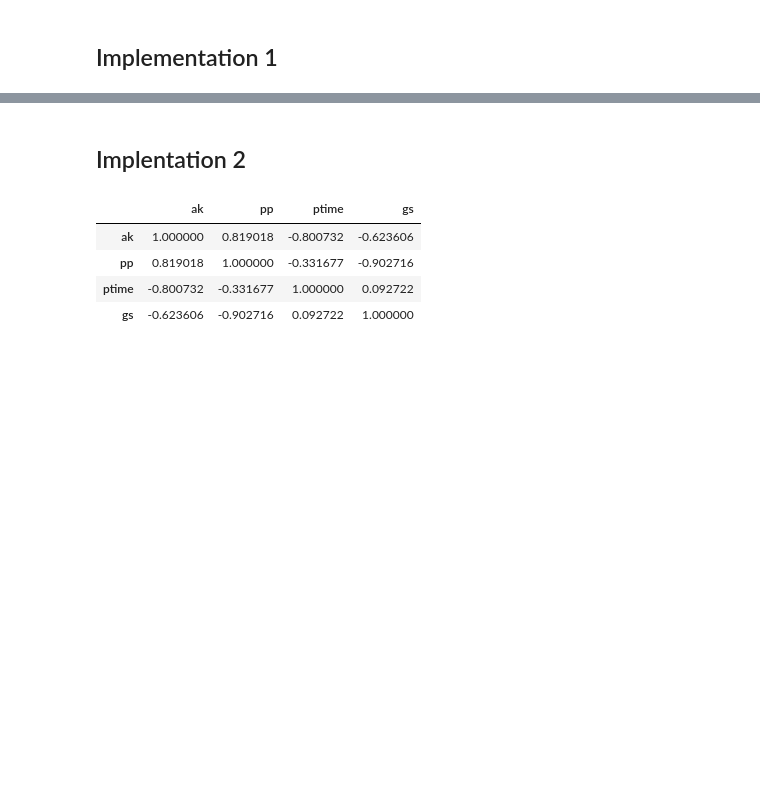
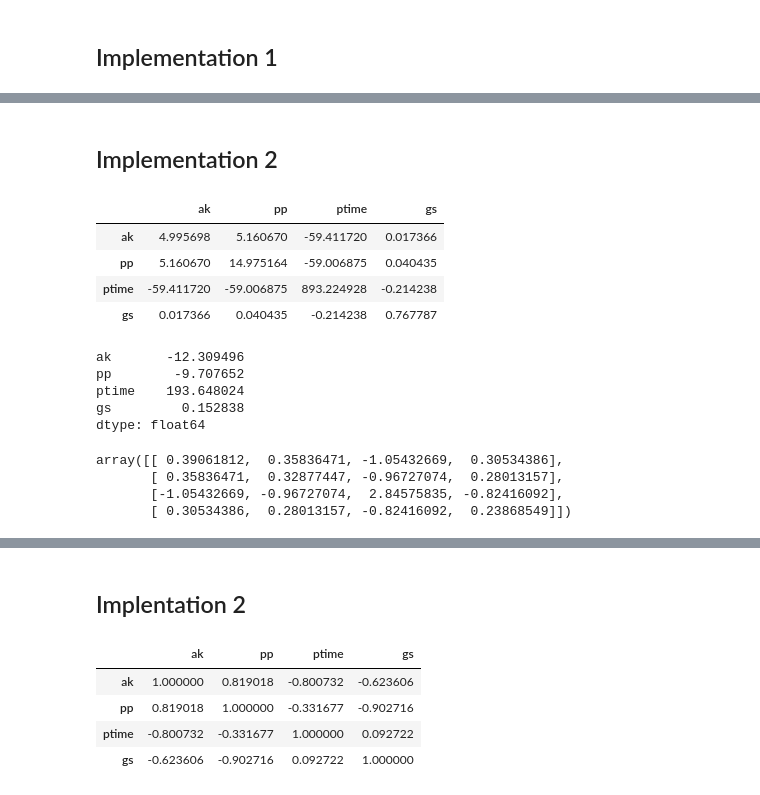
Before and after one commit to bananighosh/Fall-2023-NYU-AI, a Jupyter notebook: assignment_1/CS_GY6613_AI_Probability_Assignment.ipynb, the cells around one changed output, grey strips where cells are left out. Drawn from its saved outputs; the diff is of its cells as text; code cells hidden in the pictures; blank space fills up the shorter version.

```diff
--- a/assignment_1/CS_GY6613_AI_Probability_Assignment.ipynb
+++ b/assignment_1/CS_GY6613_AI_Probability_Assignment.ipynb
@@ -442,0 +420,22 @@ plot.show()
+# %% [markdown]
+## Implementation 2
+# %%
+# 2b. Creating the covariance matrix using pandas' cov() function
+S0 = df_all_new.cov()
+S0
+# new_sigma.columns
+# %% [output]
+|  | ak | pp | ptime | gs |
+| ak | 4.995698 | 5.160670 | -59.411720 | 0.017366 |
+| pp | 5.160670 | 14.975164 | -59.006875 | 0.040435 |
+| ptime | -59.411720 | -59.006875 | 893.224928 | -0.214238 |
+| gs | 0.017366 | 0.040435 | -0.214238 | 0.767787 |
+# %%
+curr_mean = np.mean(S0, axis=0)
+curr_mean
+# %% [output]
+ak       -12.309496
+pp        -9.707652
+ptime    193.648024
+gs         0.152838
+dtype: float64
@@ -442,0 +469,7 @@ plot.show()
+# %%
+Si
+# %% [output]
+array([[ 0.39061812,  0.35836471, -1.05432669,  0.30534386],
+       [ 0.35836471,  0.32877447, -0.96727074,  0.28013157],
+       [-1.05432669, -0.96727074,  2.84575835, -0.82416092],
+       [ 0.30534386,  0.28013157, -0.82416092,  0.23868549]])
```
Also changed, not shown: parts of 11 cells of this notebook.
